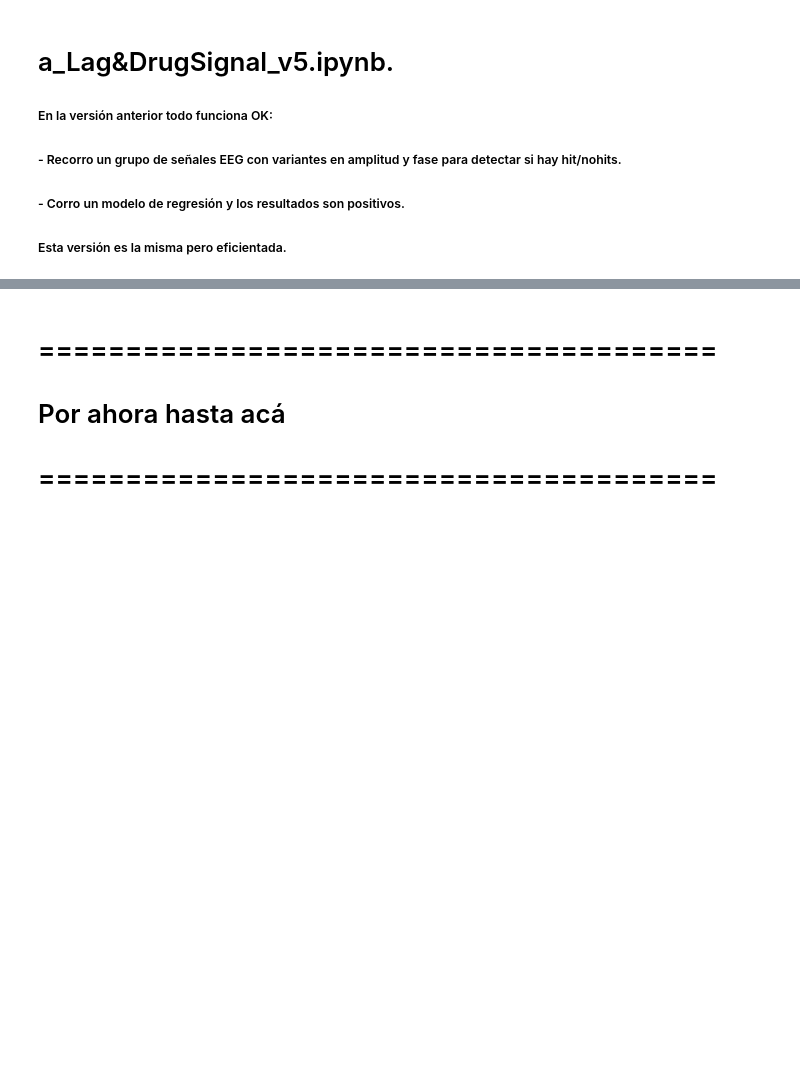
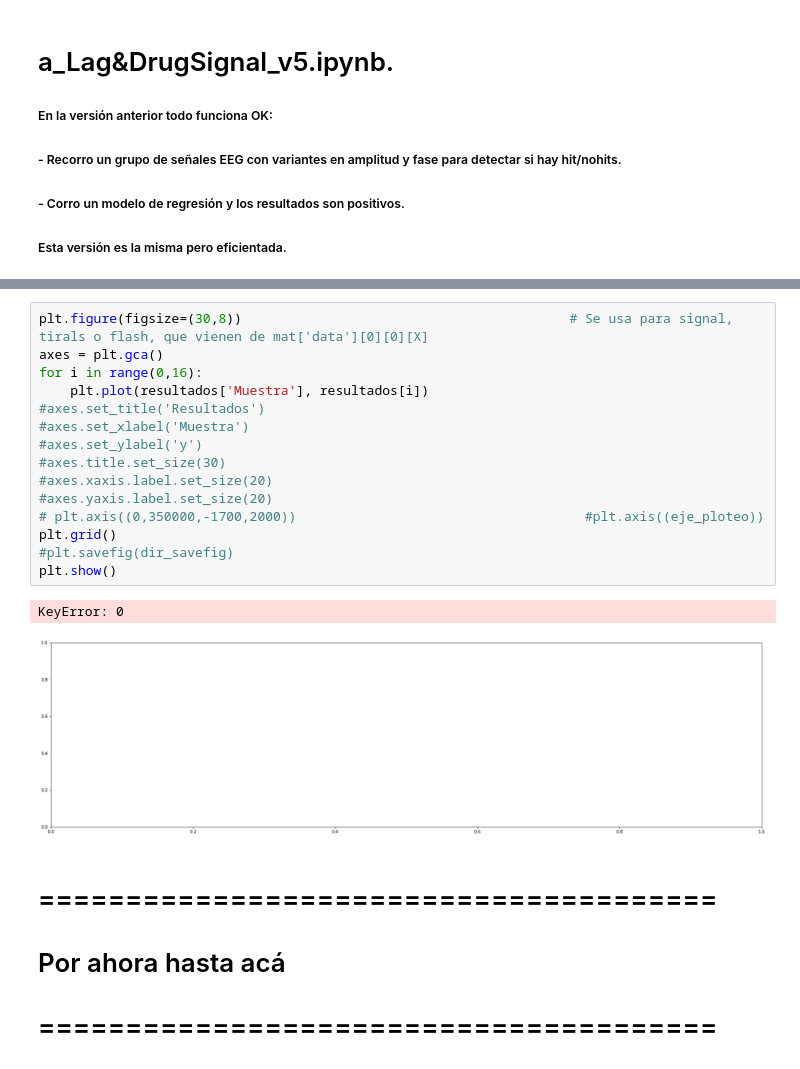
Before and after one commit to alexchavez1980/repo_tesis, a Jupyter notebook: a_Lag&DrugSignal_v5.ipynb, the cells around one changed output, grey strips where cells are left out. Drawn from its saved outputs; the diff is of its cells as text; blank space fills up the shorter version.

```diff
--- a/a_Lag&DrugSignal_v5.ipynb
+++ b/a_Lag&DrugSignal_v5.ipynb
@@ -429,3 +328,21 @@ Please also refer to the documentation for alternative solver options:
+# %%
+plt.figure(figsize=(30,8))                                          # Se usa para signal, tirals o flash, que vienen de mat['data'][0][0][X]
+axes = plt.gca()
+for i in range(0,16):
+    plt.plot(resultados['Muestra'], resultados[i])
+#axes.set_title('Resultados')
+#axes.set_xlabel('Muestra')
+#axes.set_ylabel('y')
+#axes.title.set_size(30)
+#axes.xaxis.label.set_size(20)
+#axes.yaxis.label.set_size(20)
+# plt.axis((0,350000,-1700,2000))                                     #plt.axis((eje_ploteo))
+plt.grid()
+#plt.savefig(dir_savefig)
+plt.show()
+# %% [output]
+KeyError: 0
+[figure, added]
 # %% [markdown]
 # =======================================
 # Por ahora hasta acá
```
Also changed, not shown: parts of 4 cells of this notebook, 23 other files.
